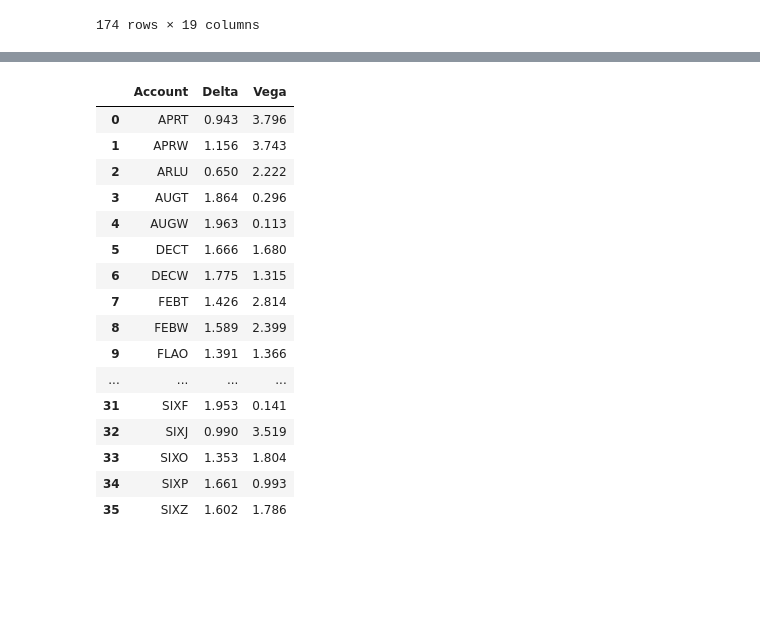
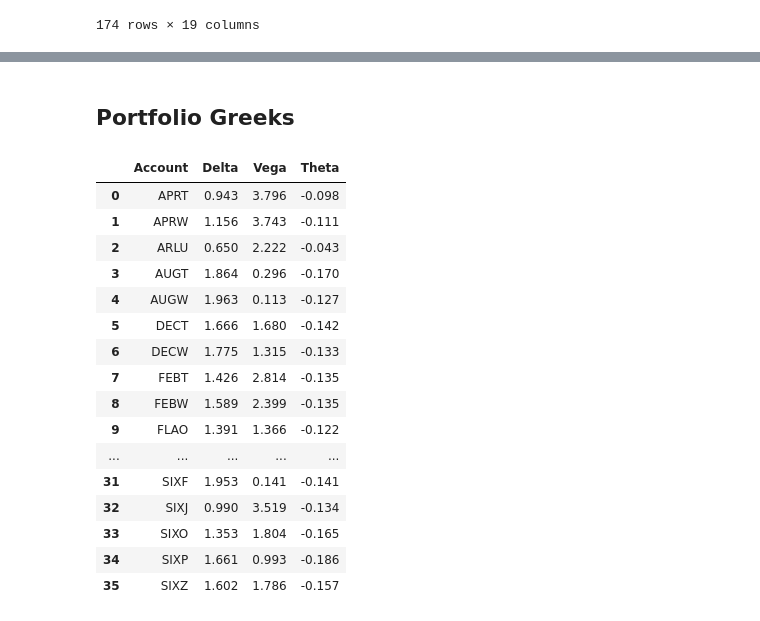
Before and after one commit to pritamdalal/veta_assignment, a Jupyter notebook: notebooks/04_portfolio_greeks.ipynb, the cells around one changed output, grey strips where cells are left out. Drawn from its saved outputs; the diff is of its cells as text; code cells hidden in the pictures; blank space fills up the shorter version.

```diff
--- a/notebooks/04_portfolio_greeks.ipynb
+++ b/notebooks/04_portfolio_greeks.ipynb
@@ -205,0 +229,24 @@ df_holdings
+# %%
+def bsm_theta(row):
+    # undefined for cash
+    underlying = row["Underlying"]
+    if underlying == "Cash&Other":
+        return(np.nan)
+
+    # grabbing data from input row
+    cp = row["Type"].lower()
+    upx = row["UPX"]
+    strike = row["StrikePrice"]
+    t2x = row["D2X"] / 252
+    rf = row["RF"]
+    volatility = row["VolatilityImplied"]
+    q = row["Div"]
+
+    if t2x == 0:
+        return(0)
+    tht = theta(cp, upx, strike, t2x, rf, volatility, q)
+    tht = np.round(tht, 3)
+    return(tht)
+# %%
+df_holdings['Theta'] = df_holdings.apply(bsm_theta, axis=1)
+df_holdings
@@ -206,20 +267,22 @@ df_holdings
+# %% [markdown]
+## Portfolio Greeks
 # %%
-df_holdings.groupby(by=['Account'])[['Delta', 'Vega']].sum().reset_index()
+df_holdings.groupby(by=['Account'])[['Delta', 'Vega', 'Theta']].sum().reset_index()
 # %% [output]
-|  | Account | Delta | Vega |
-| 0 | APRT | 0.943 | 3.796 |
-| 1 | APRW | 1.156 | 3.743 |
-| 2 | ARLU | 0.650 | 2.222 |
-| 3 | AUGT | 1.864 | 0.296 |
-| 4 | AUGW | 1.963 | 0.113 |
-| 5 | DECT | 1.666 | 1.680 |
-| 6 | DECW | 1.775 | 1.315 |
-| 7 | FEBT | 1.426 | 2.814 |
-| 8 | FEBW | 1.589 | 2.399 |
-| 9 | FLAO | 1.391 | 1.366 |
-| ... | ... | ... | ... |
-| 31 | SIXF | 1.953 | 0.141 |
-| 32 | SIXJ | 0.990 | 3.519 |
-| 33 | SIXO | 1.353 | 1.804 |
-| 34 | SIXP | 1.661 | 0.993 |
-| 35 | SIXZ | 1.602 | 1.786 |
+|  | Account | Delta | Vega | Theta |
+| 0 | APRT | 0.943 | 3.796 | -0.098 |
+| 1 | APRW | 1.156 | 3.743 | -0.111 |
+| 2 | ARLU | 0.650 | 2.222 | -0.043 |
+| 3 | AUGT | 1.864 | 0.296 | -0.170 |
+| 4 | AUGW | 1.963 | 0.113 | -0.127 |
+| 5 | DECT | 1.666 | 1.680 | -0.142 |
+| 6 | DECW | 1.775 | 1.315 | -0.133 |
+| 7 | FEBT | 1.426 | 2.814 | -0.135 |
+| 8 | FEBW | 1.589 | 2.399 | -0.135 |
+| 9 | FLAO | 1.391 | 1.366 | -0.122 |
+| ... | ... | ... | ... | ... |
+| 31 | SIXF | 1.953 | 0.141 | -0.141 |
+| 32 | SIXJ | 0.990 | 3.519 | -0.134 |
+| 33 | SIXO | 1.353 | 1.804 | -0.165 |
+| 34 | SIXP | 1.661 | 0.993 | -0.186 |
+| 35 | SIXZ | 1.602 | 1.786 | -0.157 |
```
Also changed, not shown: parts of 11 cells of this notebook, 2 other files.
